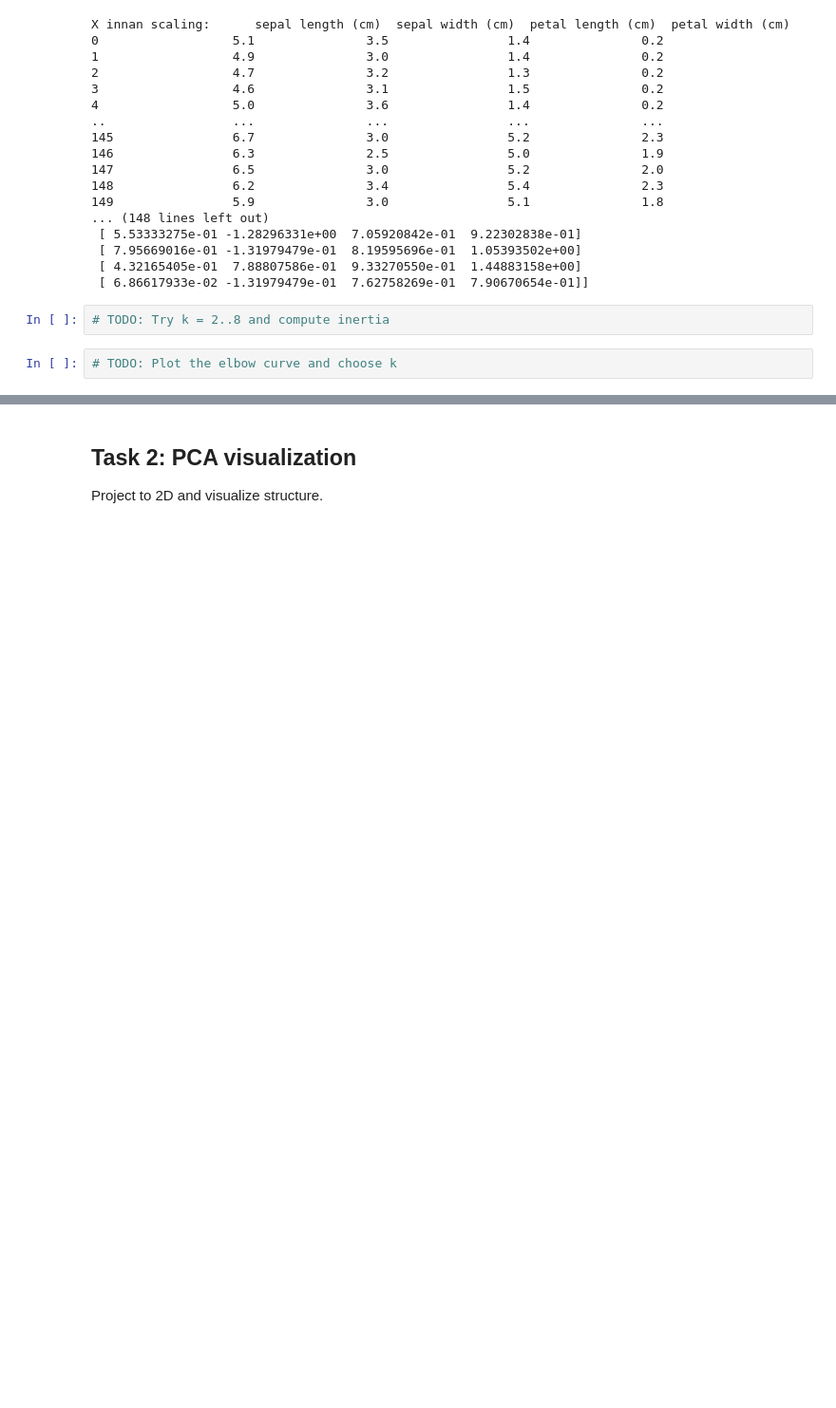
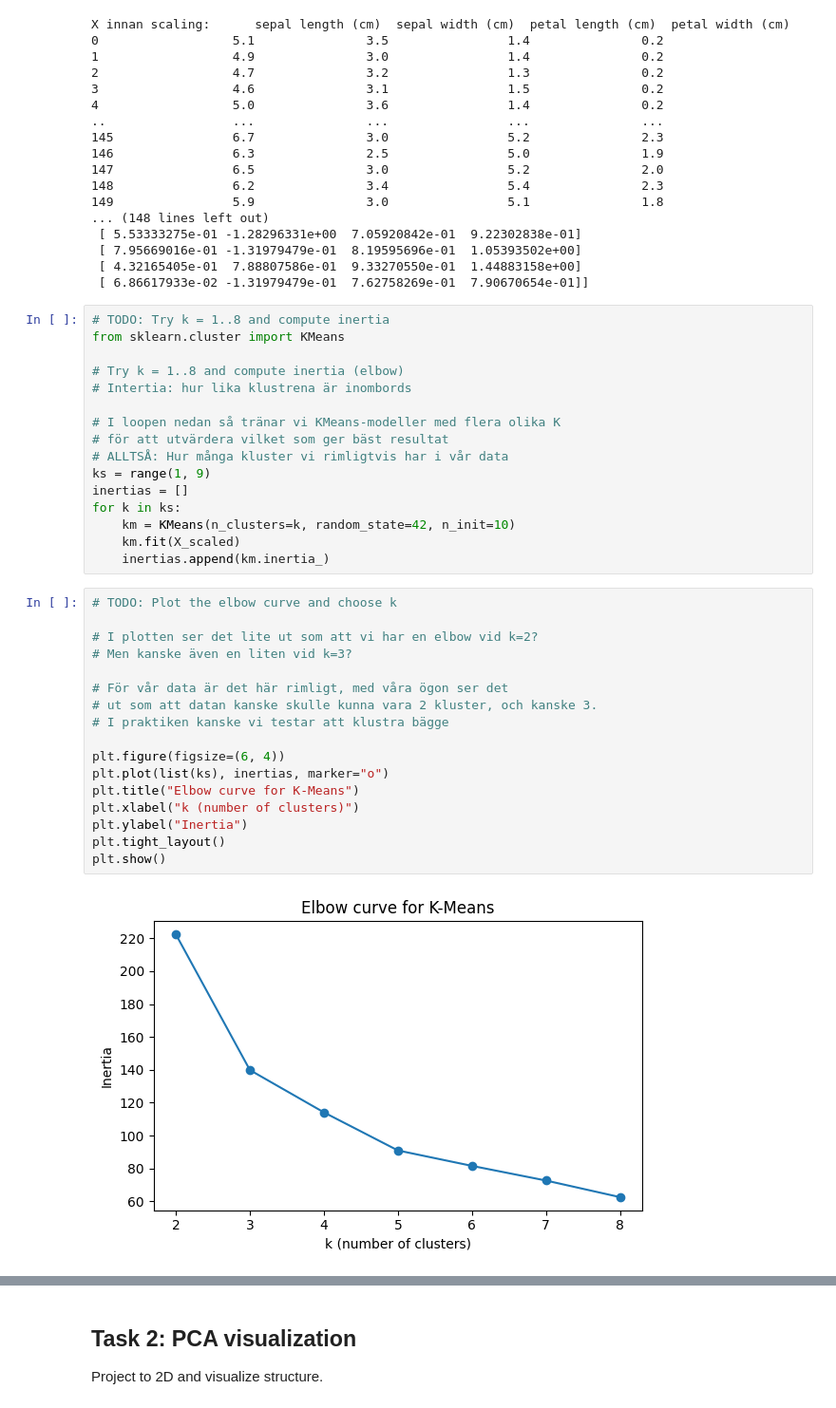
Before and after one commit to AndreasFurth/ML-Frameworks, a Jupyter notebook: L5/L5_assignment_CLASSROOM.ipynb, the cells around one changed output, grey strips where cells are left out. Shown at 95% size. Drawn from its saved outputs; the diff is of its cells as text; blank space fills up the shorter version.

```diff
--- a/L5/L5_assignment_CLASSROOM.ipynb
+++ b/L5/L5_assignment_CLASSROOM.ipynb
@@ -80,6 +96,37 @@ X innan scaling:      sepal length (cm)  sepal width (cm)  petal length (cm)  pe
  [ 4.32165405e-01  7.88807586e-01  9.33270550e-01  1.44883158e+00]
  [ 6.86617933e-02 -1.31979479e-01  7.62758269e-01  7.90670654e-01]]
 # %%
-# TODO: Try k = 2..8 and compute inertia
+# TODO: Try k = 1..8 and compute inertia
+from sklearn.cluster import KMeans
+
+# Try k = 1..8 and compute inertia (elbow)
+# Intertia: hur lika klustrena är inombords
+
+# I loopen nedan så tränar vi KMeans-modeller med flera olika K
+# för att utvärdera vilket som ger bäst resultat
+# ALLTSÅ: Hur många kluster vi rimligtvis har i vår data
+ks = range(1, 9)
+inertias = []
+for k in ks:
+    km = KMeans(n_clusters=k, random_state=42, n_init=10)
+    km.fit(X_scaled)
+    inertias.append(km.inertia_)
 # %%
 # TODO: Plot the elbow curve and choose k
+
+# I plotten ser det lite ut som att vi har en elbow vid k=2?
+# Men kanske även en liten vid k=3?
+
+# För vår data är det här rimligt, med våra ögon ser det
+# ut som att datan kanske skulle kunna vara 2 kluster, och kanske 3.
+# I praktiken kanske vi testar att klustra bägge
+
+plt.figure(figsize=(6, 4))
+plt.plot(list(ks), inertias, marker="o")
+plt.title("Elbow curve for K-Means")
+plt.xlabel("k (number of clusters)")
+plt.ylabel("Inertia")
+plt.tight_layout()
+plt.show()
+# %% [output]
+[figure, added]
```
Also changed, not shown: parts of 4 cells of this notebook.
